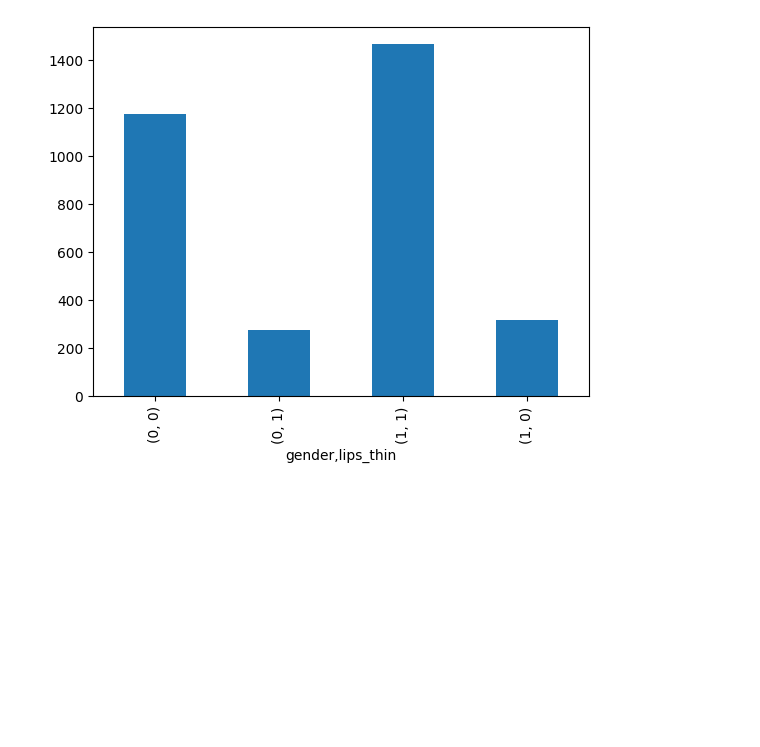
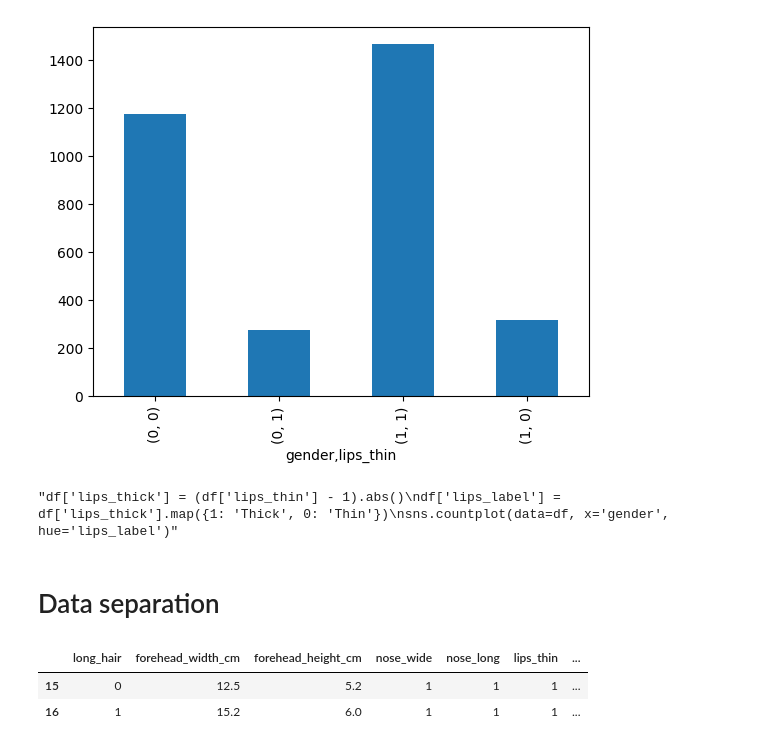
Before and after one commit to ebteshamul/logistic-regression, a Jupyter notebook: model.ipynb, the cells around one changed output. Drawn from its saved outputs; the diff is of its cells as text; code cells hidden in the pictures; blank space fills up the shorter version.

```diff
--- a/model.ipynb
+++ b/model.ipynb
@@ -151,3 +155,17 @@ df.groupby("gender")["lips_thin"].value_counts().plot(kind= "bar")
 # %% [output]
 <Axes: xlabel='gender,lips_thin'>
 [figure]
+# %%
+"""df['lips_thick'] = (df['lips_thin'] - 1).abs()
+df['lips_label'] = df['lips_thick'].map({1: 'Thick', 0: 'Thin'})
+sns.countplot(data=df, x='gender', hue='lips_label')"""
+# %% [output]
+"df['lips_thick'] = (df['lips_thin'] - 1).abs()\ndf['lips_label'] = df['lips_thick'].map({1: 'Thick', 0: 'Thin'})\nsns.countplot(data=df, x='gender', hue='lips_label')"
+# %% [markdown]
+# Data separation
+# %%
+df.iloc[15:17]
+# %% [output]
+|  | long_hair | forehead_width_cm | forehead_height_cm | nose_wide | nose_long | lips_thin | ... |
+| 15 | 0 | 12.5 | 5.2 | 1 | 1 | 1 | ... |
+| 16 | 1 | 15.2 | 6.0 | 1 | 1 | 1 | ... |
```
Also changed, not shown: parts of 11 cells of this notebook.
